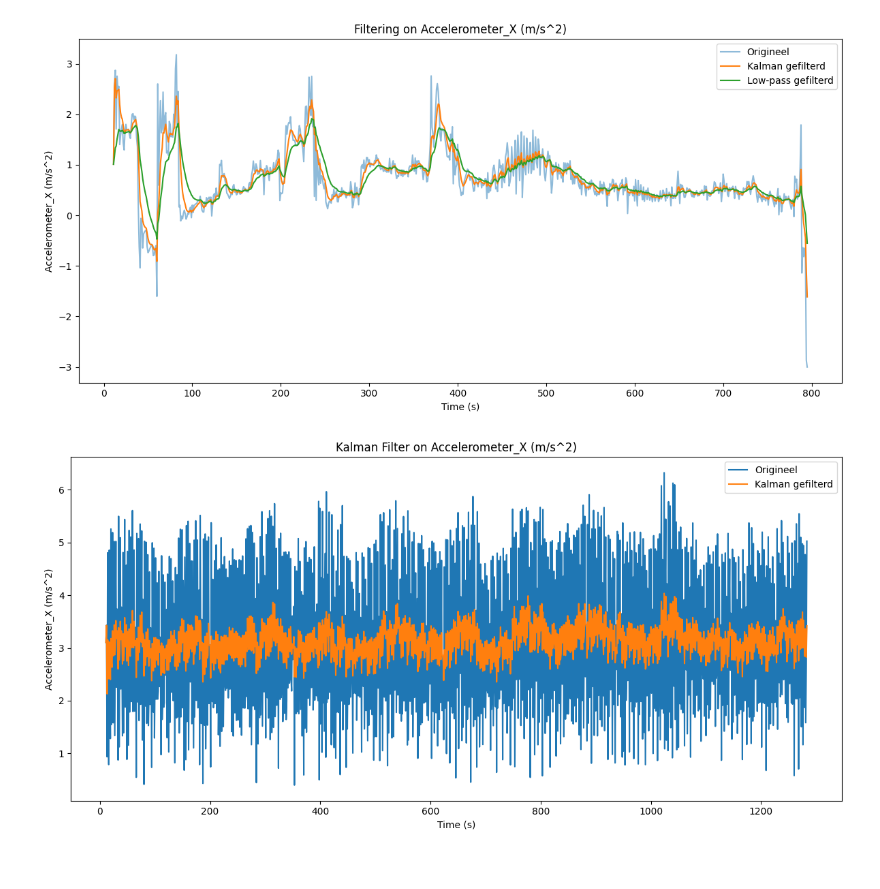
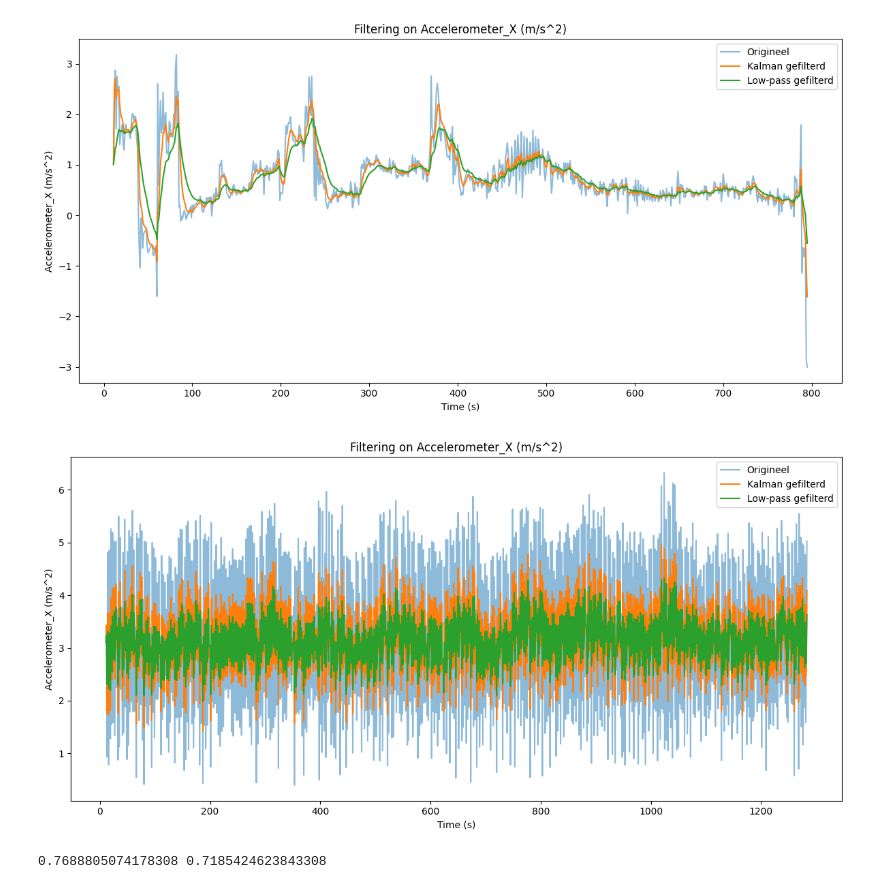
Before and after one commit to PuckVoorham/ML4QS-project, a Jupyter notebook: notebooks/filters_aggregated_data.ipynb, the cells around one changed output. Drawn from its saved outputs; the diff is of its cells as text; code cells hidden in the pictures.

```diff
--- a/notebooks/filters_aggregated_data.ipynb
+++ b/notebooks/filters_aggregated_data.ipynb
@@ -57,28 +57,38 @@ plt.show()
 # %%
 running_path = project_root / "data" / "aggregated_datasets" / "aggregated_rennen.csv"
 
 # read csv
 df = pd.read_csv(running_path)
 
 # choose column
 sensor_col = 'Accelerometer_X (m/s^2)'
 
 # apply kalman
-df[f'{sensor_col}_kalman'] = apply_kalman_filter(df[sensor_col])
+df[f'{sensor_col}_kalman'] = apply_kalman_filter(df[sensor_col], process_variance=0.002, measurement_variance=0.002)
 
 # apply lowpass
-df[f'{sensor_col}_lowpass'] = apply_lowpass_filter(df[sensor_col], alpha=0.1)
+df[f'{sensor_col}_lowpass'] = apply_lowpass_filter(df[sensor_col], alpha=0.4)
 
-# Plotten van origineel vs gefilterd
+# Plotten van origineel vs Kalman vs Low-pass
 plt.figure(figsize=(12,6))
-plt.plot(df['Time (s)'], df[sensor_col], label='Origineel')
+plt.plot(df['Time (s)'], df[sensor_col], label='Origineel', alpha=0.5)
+plt.plot(df['Time (s)'], df[f'{sensor_col}_kalman'], label='Kalman gefilterd')
 plt.plot(df['Time (s)'], df[f'{sensor_col}_lowpass'], label='Low-pass gefilterd')
-plt.plot(df['Time (s)'], df[f'{sensor_col}_kalman'], label='Kalman gefilterd')
 plt.xlabel('Time (s)')
 plt.ylabel(sensor_col)
-plt.title(f'Kalman Filter on {sensor_col}')
+plt.title(f'Filtering on {sensor_col}')
 plt.legend()
 plt.tight_layout()
 plt.show()
 # %% [output]
-[figure, old version]
+[figure, new version]
+# %%
+from sklearn.metrics import mean_squared_error
+import numpy as np
+
+rmse_kalman = np.sqrt(mean_squared_error(df[sensor_col], df[f'{sensor_col}_kalman']))
+rmse_lowpass = np.sqrt(mean_squared_error(df[sensor_col], df[f'{sensor_col}_lowpass']))
+
+print(rmse_kalman, rmse_lowpass)
+# %% [output]
+0.7688805074178308 0.7185424623843308
```
Also changed, not shown: 53 other files.
